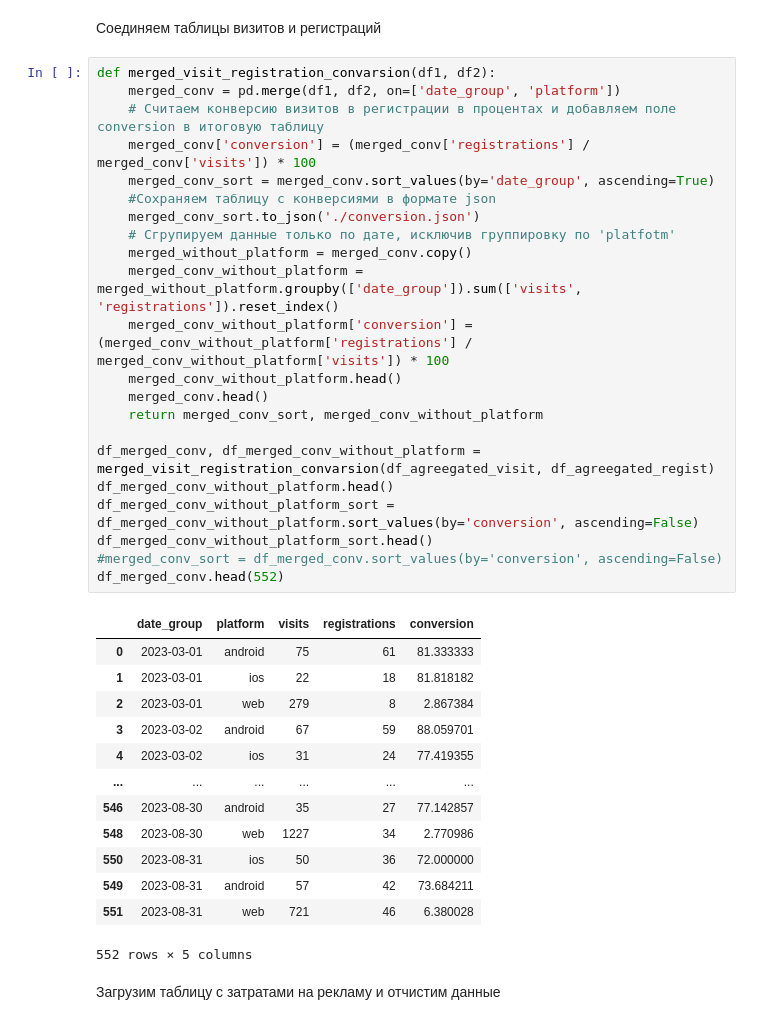
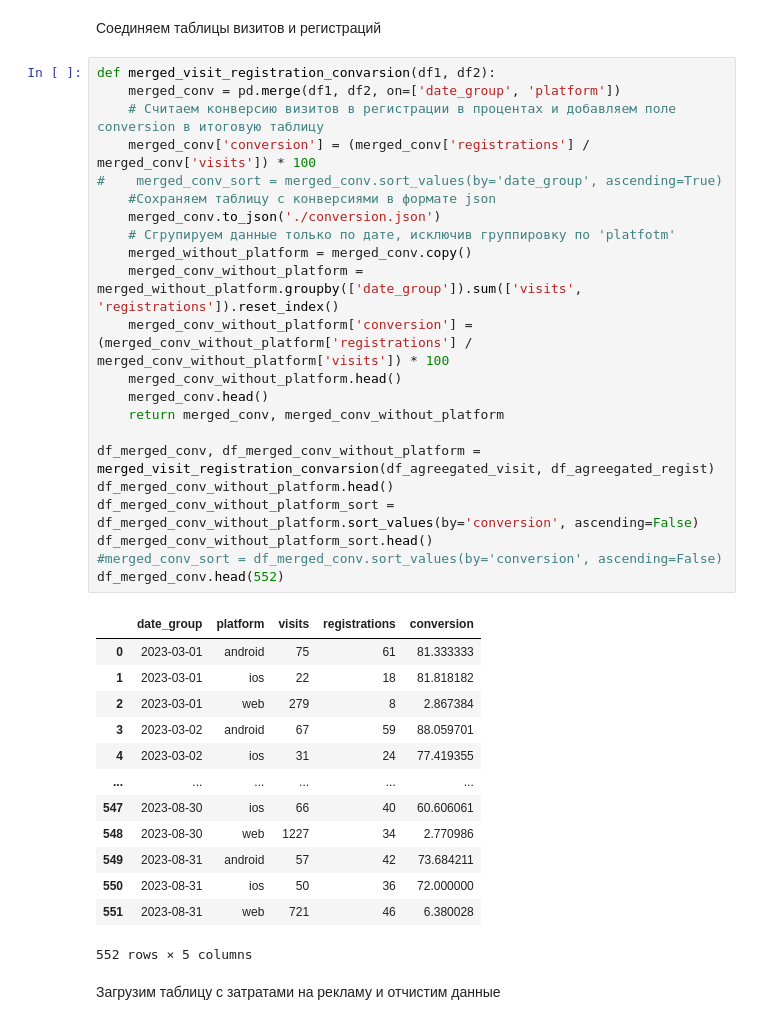
Before and after one commit to LetnerOk/data-analytics-project-100, a Jupyter notebook: charts_project.ipynb, the cells around one changed output. Saved outputs shown, nothing was run; the diff lists cells and outputs as text.

```diff
--- a/charts_project.ipynb
+++ b/charts_project.ipynb
@@ -147,37 +147,37 @@ df_agreegated_regist.head()
 # %%
 def merged_visit_registration_convarsion(df1, df2):
     merged_conv = pd.merge(df1, df2, on=['date_group', 'platform'])
     # Считаем конверсию визитов в регистрации в процентах и добавляем поле conversion в итоговую таблицу
     merged_conv['conversion'] = (merged_conv['registrations'] / merged_conv['visits']) * 100
-    merged_conv_sort = merged_conv.sort_values(by='date_group', ascending=True)
+#    merged_conv_sort = merged_conv.sort_values(by='date_group', ascending=True)
     #Сохраняем таблицу с конверсиями в формате json
-    merged_conv_sort.to_json('./conversion.json')
+    merged_conv.to_json('./conversion.json')
     # Сгрупируем данные только по дате, исключив группировку по 'platfotm'
     merged_without_platform = merged_conv.copy()
     merged_conv_without_platform = merged_without_platform.groupby(['date_group']).sum(['visits', 'registrations']).reset_index()
     merged_conv_without_platform['conversion'] = (merged_conv_without_platform['registrations'] / merged_conv_without_platform['visits']) * 100
     merged_conv_without_platform.head()
     merged_conv.head()
-    return merged_conv_sort, merged_conv_without_platform
+    return merged_conv, merged_conv_without_platform
 
 df_merged_conv, df_merged_conv_without_platform = merged_visit_registration_convarsion(df_agreegated_visit, df_agreegated_regist)
 df_merged_conv_without_platform.head()
 df_merged_conv_without_platform_sort = df_merged_conv_without_platform.sort_values(by='conversion', ascending=False)
 df_merged_conv_without_platform_sort.head()
 #merged_conv_sort = df_merged_conv.sort_values(by='conversion', ascending=False)
 df_merged_conv.head(552)
 # %% [output]
 |  | date_group | platform | visits | registrations | conversion |
 | 0 | 2023-03-01 | android | 75 | 61 | 81.333333 |
 | 1 | 2023-03-01 | ios | 22 | 18 | 81.818182 |
 | 2 | 2023-03-01 | web | 279 | 8 | 2.867384 |
 | 3 | 2023-03-02 | android | 67 | 59 | 88.059701 |
 | 4 | 2023-03-02 | ios | 31 | 24 | 77.419355 |
 | ... | ... | ... | ... | ... | ... |
-| 546 | 2023-08-30 | android | 35 | 27 | 77.142857 |
+| 547 | 2023-08-30 | ios | 66 | 40 | 60.606061 |
 | 548 | 2023-08-30 | web | 1227 | 34 | 2.770986 |
+| 549 | 2023-08-31 | android | 57 | 42 | 73.684211 |
 | 550 | 2023-08-31 | ios | 50 | 36 | 72.000000 |
-| 549 | 2023-08-31 | android | 57 | 42 | 73.684211 |
 | 551 | 2023-08-31 | web | 721 | 46 | 6.380028 |
 552 rows × 5 columns
 # %% [markdown]
```
Also changed, not shown: parts of 6 cells of this notebook.
